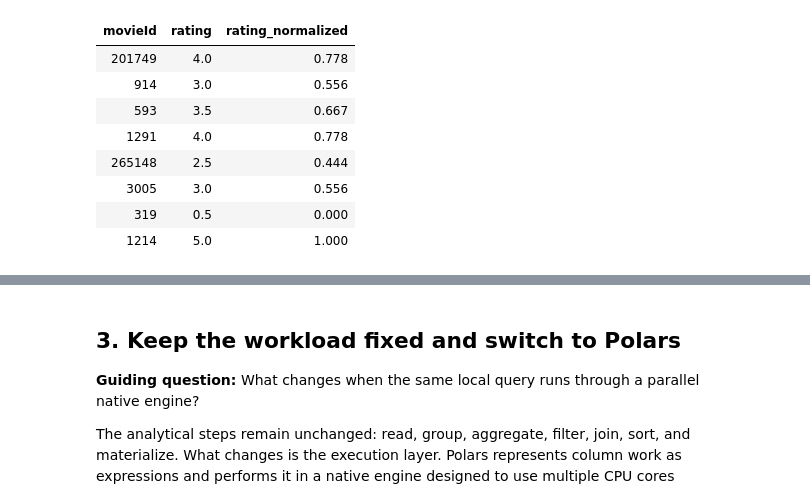
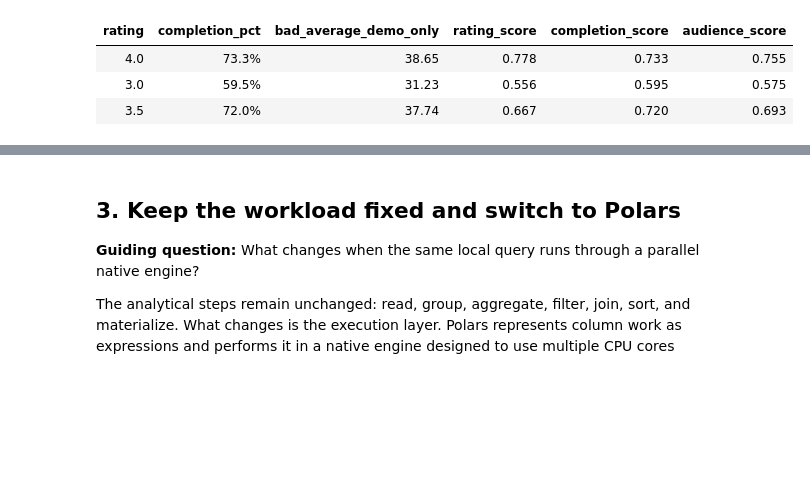
Before and after one commit to Kedar-V/data-processing-frameworks-demo, a Jupyter notebook: notebooks/movielens_dataframe_engines_simple.ipynb, the cells around one changed output, grey strips where cells are left out. Saved outputs shown, nothing was run; the diff lists cells and outputs as text; code cells hidden in the pictures; blank space fills up the shorter version.

```diff
--- a/notebooks/movielens_dataframe_engines_simple.ipynb
+++ b/notebooks/movielens_dataframe_engines_simple.ipynb
@@ -50,7 +24,7 @@ import pandas as pd
 import polars as pl
 import seaborn as sns
 import matplotlib.pyplot as plt
-from IPython.display import display, Markdown
+from IPython.display import display
 
 # Keep unexpected warnings visible during class; suppress only known seaborn deprecations.
 warnings.filterwarnings("ignore", category=FutureWarning, module="seaborn")
@@ -63,6 +37,16 @@ FRAMEWORK_COLORS = dict(
 FAST_DEMO = True
 MIN_RATINGS = 1_000
 TOP_N = 10
+RATING_MIN, RATING_MAX = 0.5, 5.0
+COMPLETION_MIN, COMPLETION_MAX = 0.0, 100.0
+RATING_COLUMNS = [
+    "movieId",
+    "rating",
+    "completion_pct",
+    "watch_minutes",
+    "helpful_votes",
+    "rewatch_count",
+]
 
 ROOT = Path.cwd().parent if Path.cwd().name == "notebooks" else Path.cwd()
 RATINGS_PATH = (
@@ -87,6 +71,8 @@ java_status = (
     if os.environ.get("JAVA_HOME") or shutil.which("java")
     else "not found (Spark will be skipped)"
 )
-print(f"Data: {RATINGS_PATH.name} | threshold: {MIN_RATINGS:,}")
-print(f"Pandas {pd.__version__} | Polars {pl.__version__} | Java {java_status}")
+print(
+    f"Environment ready: {RATINGS_PATH.name} | "
+    f"widely rated ≥ {MIN_RATINGS:,} events | Java {java_status}"
+)
 # %% [output]
@@ -174,14 +157,51 @@ Normalization is valuable when a model combines features with different units or
 # %%
-RATING_MIN, RATING_MAX = 0.5, 5.0
 ratings_normalized = ratings.assign(
-    rating_normalized=(ratings["rating"] - RATING_MIN) / (RATING_MAX - RATING_MIN)
+    rating_score=(ratings["rating"] - RATING_MIN) / (RATING_MAX - RATING_MIN),
+    completion_score=(ratings["completion_pct"] - COMPLETION_MIN)
+    / (COMPLETION_MAX - COMPLETION_MIN),
+)
+ratings_normalized = ratings_normalized.assign(
+    raw_unscaled_average=(
+        ratings_normalized["rating"] + ratings_normalized["completion_pct"]
+    )
+    / 2,
+    audience_score=(
+        ratings_normalized["rating_score"] + ratings_normalized["completion_score"]
+    )
+    / 2,
 )
 
-assert ratings_normalized["rating_normalized"].between(0, 1).all()
+assert (
+    ratings_normalized[["rating_score", "completion_score", "audience_score"]]
+    .apply(lambda column: column.between(0, 1).all())
+    .all()
+)
+normalization_demo = (
+    ratings_normalized[
+        [
+            "rating",
+            "completion_pct",
+            "raw_unscaled_average",
+            "rating_score",
+            "completion_score",
+            "audience_score",
+        ]
+    ]
+    .head(3)
+    .rename(columns={"raw_unscaled_average": "bad_average_demo_only"})
+)
 display(
-    ratings_normalized[["movieId", "rating", "rating_normalized"]]
-    .head(8)
-    .style.format({"rating": "{:.1f}", "rating_normalized": "{:.3f}"})
+    normalization_demo.style.format(
+        {
+            "rating": "{:.1f}",
+            "completion_pct": "{:.1f}%",
+            "bad_average_demo_only": "{:.2f}",
+            "rating_score": "{:.3f}",
+            "completion_score": "{:.3f}",
+            "audience_score": "{:.3f}",
+        }
+    )
+    .set_caption("Why unlike raw scales must be normalized before combining")
     .hide(axis="index")
 )
 # %% [output]
@@ -188,10 +209,5 @@ display(
-| movieId | rating | rating_normalized |
-| 201749 | 4.0 | 0.778 |
-| 914 | 3.0 | 0.556 |
-| 593 | 3.5 | 0.667 |
-| 1291 | 4.0 | 0.778 |
-| 265148 | 2.5 | 0.444 |
-| 3005 | 3.0 | 0.556 |
-| 319 | 0.5 | 0.000 |
-| 1214 | 5.0 | 1.000 |
+| rating | completion_pct | bad_average_demo_only | rating_score | completion_score | audience_score |
+| 4.0 | 73.3% | 38.65 | 0.778 | 0.733 | 0.755 |
+| 3.0 | 59.5% | 31.23 | 0.556 | 0.595 | 0.575 |
+| 3.5 | 72.0% | 37.74 | 0.667 | 0.720 | 0.693 |
 # %% [markdown]
```
Also changed, not shown: parts of 40 cells of this notebook, 12 other files.
